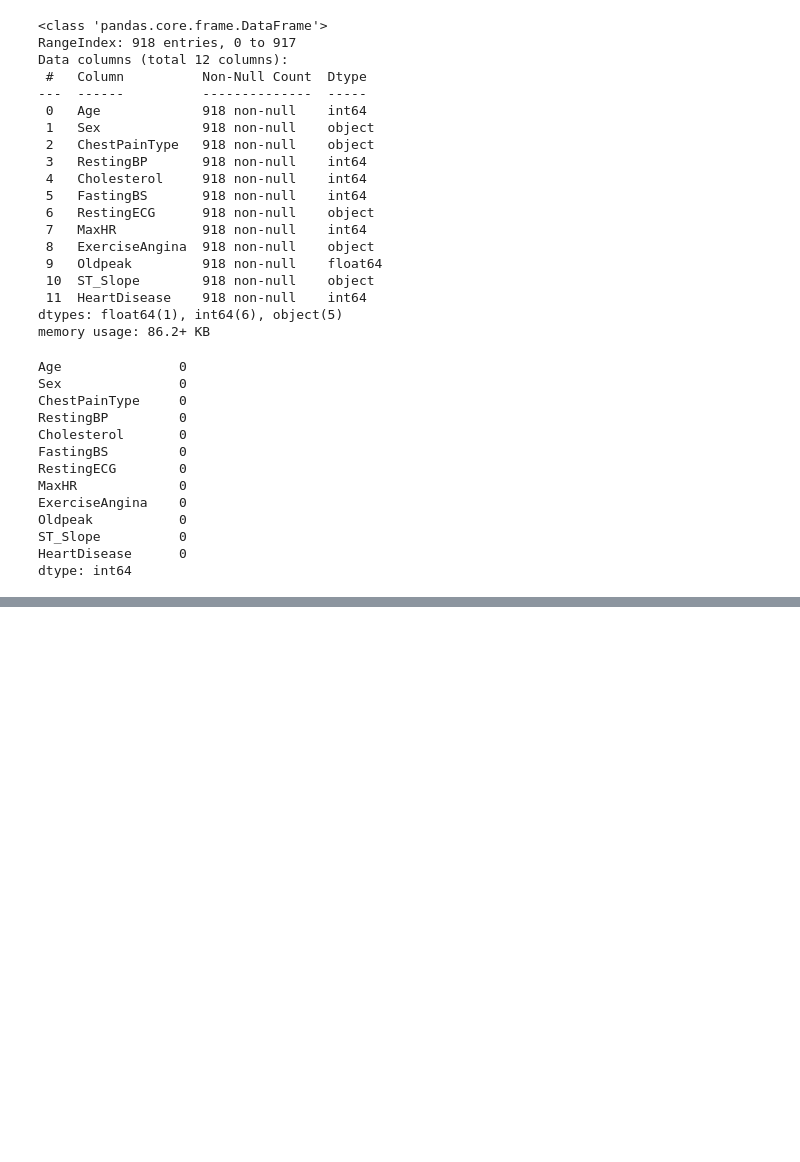
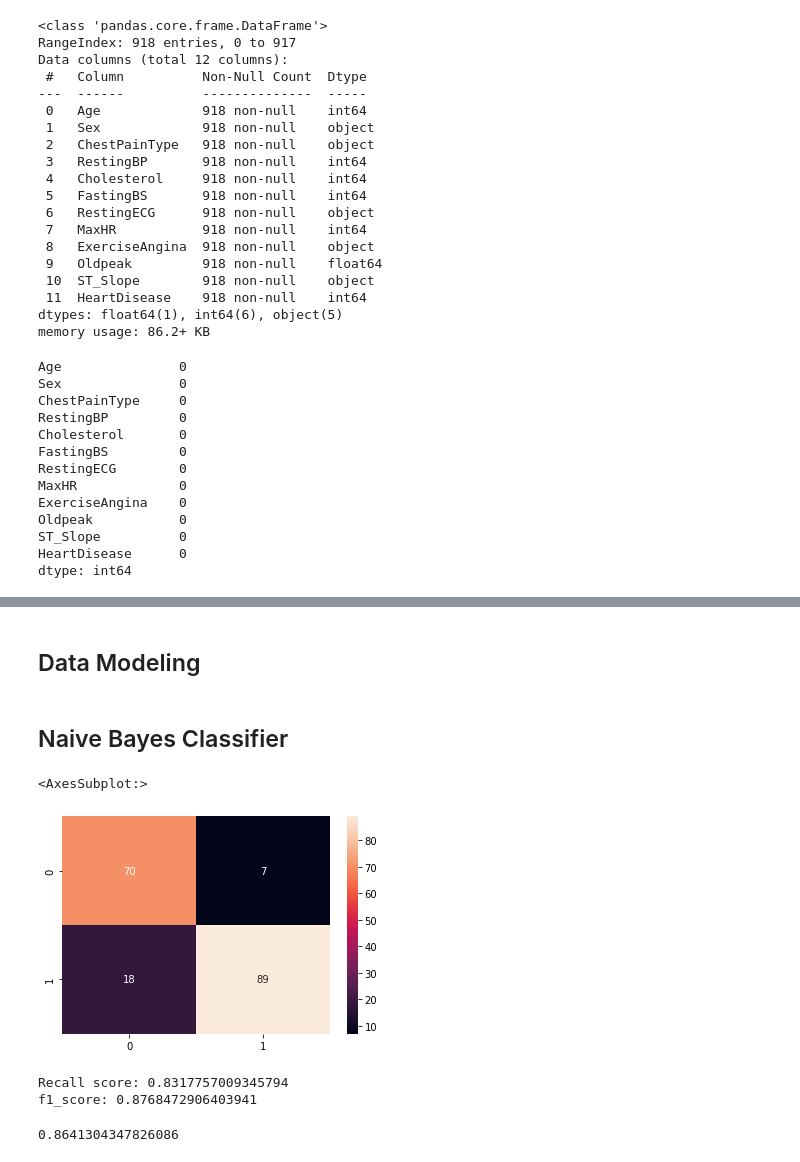
Before and after one commit to Katie-Jiang/SC22-BatchB-Robot-Squad, a Jupyter notebook: team/heart_disease.ipynb, the cells around one changed output, grey strips where cells are left out. Drawn from its saved outputs; the diff is of its cells as text; code cells hidden in the pictures; blank space fills up the shorter version.

```diff
--- a/team/heart_disease.ipynb
+++ b/team/heart_disease.ipynb
@@ -110,3 +116,6 @@ dtype: int64
 # heart[(heart['RestingBP'] == 0) & (heart['HeartDisease'] == 1)]
 row_to_drop = [449]
 heart.drop(row_to_drop, axis= 0, inplace= True)
+
+# convert categorical value into numerical
+heart_update = pd.get_dummies(heart, columns = ['RestingECG','Sex','ChestPainType', 'ST_Slope', 'ExerciseAngina'])
@@ -159,0 +122,2 @@ memory usage: 119.3+ KB
+# %% [markdown]
+## Data Modeling
@@ -159,0 +140,24 @@ memory usage: 119.3+ KB
+# %%
+# Spliting Data into train and testing
+target = heart_update["HeartDisease"]
+input_columns = heart_update.loc[:, heart_update.columns != "HeartDisease"]
+x_train, x_test, y_train, y_test = train_test_split(input_columns, target, test_size=0.2, random_state=42)
+# %% [markdown]
+## Naive Bayes Classifier
+# %%
+#GaussianNB:
+my_naive_model = GaussianNB() #defining model
+my_naive_model.fit(x_train, y_train) #fitting model
+y_hat = my_naive_model.predict(x_test) #predictions
+sns.heatmap(confusion_matrix(y_test, y_hat), annot=True, fmt='g') #heatmap
+# %% [output]
+<AxesSubplot:>
+[figure, added]
+# %%
+print("Recall score:", recall_score(y_test, y_hat))
+print ("f1_score:", f1_score(y_test, y_hat))
+accuracy_score(y_test, y_hat)
+# %% [output]
+Recall score: 0.8317757009345794
+f1_score: 0.8768472906403941
+0.8641304347826086
```
Also changed, not shown: parts of 26 cells of this notebook, 10 other files.
